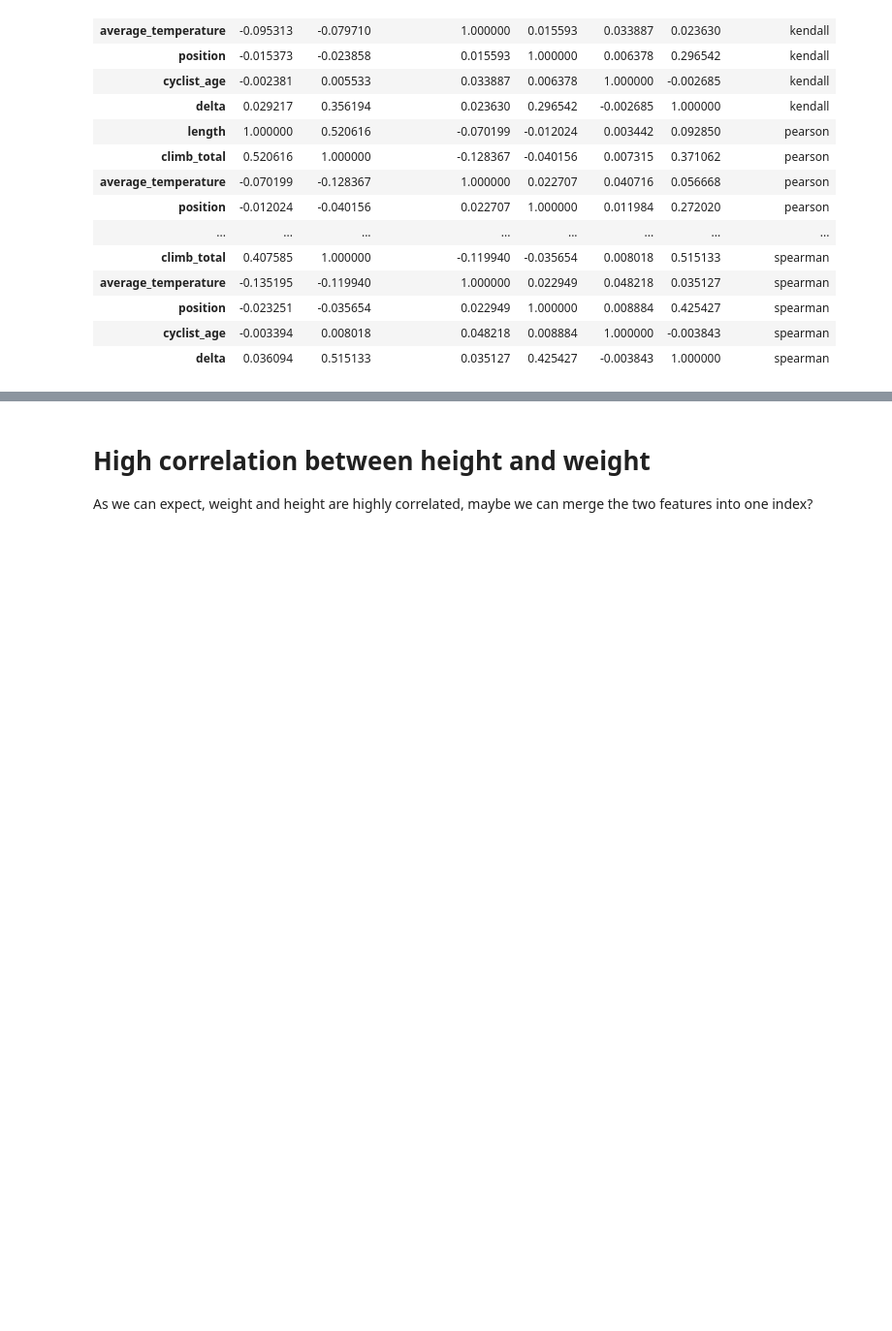
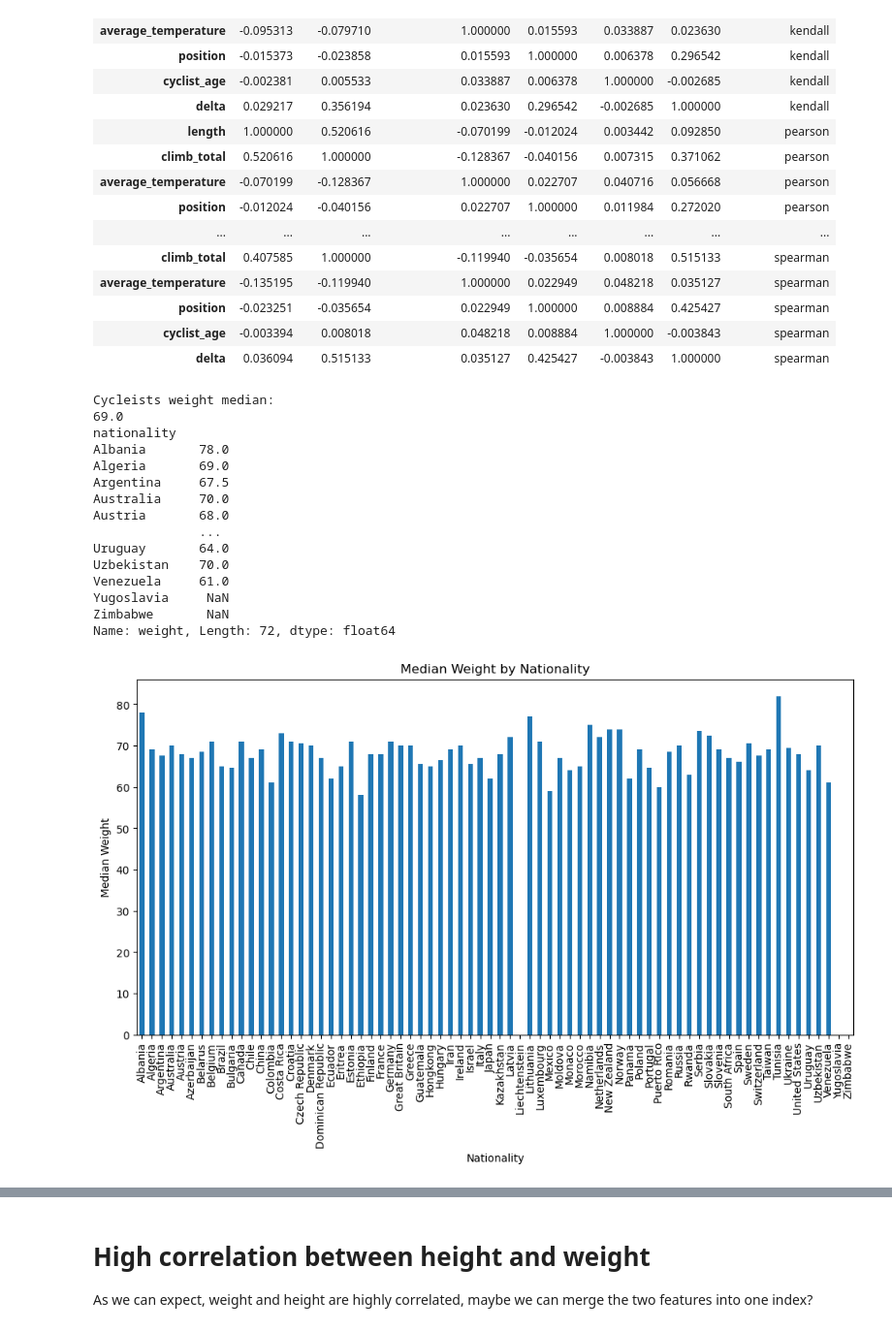
Before and after one commit to fefex302/Data-Mining, a Jupyter notebook: Data_Understanding.ipynb, the cells around one changed output, grey strips where cells are left out. Shown at 97% size. Cells and saved outputs as stored; diff of their text form; code cells hidden in the pictures; blank space fills up the shorter version.

```diff
--- a/Data_Understanding.ipynb
+++ b/Data_Understanding.ipynb
@@ -209,3 +178,36 @@ correlations
 | position | -0.023251 | -0.035654 | 0.022949 | 1.000000 | 0.008884 | 0.425427 | spearman |
 | cyclist_age | -0.003394 | 0.008018 | 0.048218 | 0.008884 | 1.000000 | -0.003843 | spearman |
 | delta | 0.036094 | 0.515133 | 0.035127 | 0.425427 | -0.003843 | 1.000000 | spearman |
+# %%
+#Calcolate and show the median value of the weight column
+print("Cycleists weight median:")
+median = cyclists['weight'].median()
+print(median)
+
+#Calcolate the median value for each nationality
+median_nationality = cyclists.groupby('nationality')['weight'].median()
+print(median_nationality)
+
+# Plot the median weight for each nationality
+median_nationality.plot(kind='bar', figsize=(12, 6))
+plt.xlabel('Nationality')
+plt.ylabel('Median Weight')
+plt.title('Median Weight by Nationality')
+plt.show()
+# %% [output]
+Cycleists weight median:
+69.0
+nationality
+Albania       78.0
+Algeria       69.0
+Argentina     67.5
+Australia     70.0
+Austria       68.0
+              ...
+Uruguay       64.0
+Uzbekistan    70.0
+Venezuela     61.0
+Yugoslavia     NaN
+Zimbabwe       NaN
+Name: weight, Length: 72, dtype: float64
+[figure, added]
```
Also changed, not shown: parts of 10 cells of this notebook, 1 other file.
